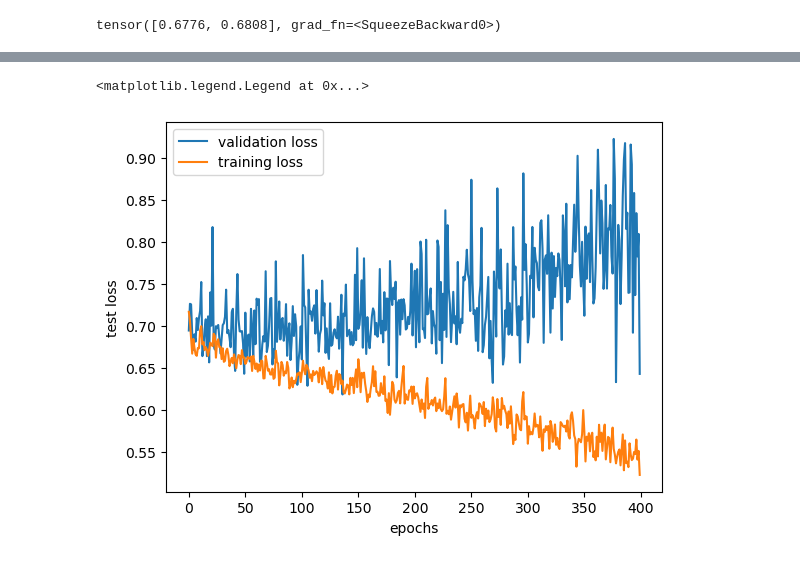
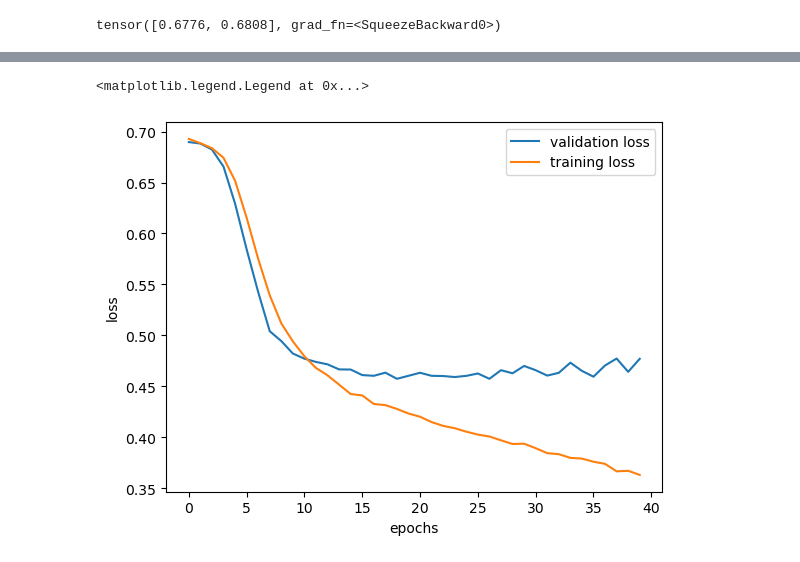
Before and after one commit to NinoHerve/NetworkMachineLearning_2023, a Jupyter notebook: NotebooksNino/EEG_gnn1.ipynb, the cells around one changed output, grey strips where cells are left out. Cells and saved outputs as stored; diff of their text form; code cells hidden in the pictures.

```diff
--- a/NotebooksNino/EEG_gnn1.ipynb
+++ b/NotebooksNino/EEG_gnn1.ipynb
@@ -217,13 +217,12 @@ def train(dataloader, model, loss_fn, optimizer, device='cpu', clip=None):
             torch.nn.utils.clip_grad_norm_(model.parameters(), clip)
         optimizer.step()
 
-        tra_loss += loss.item()
+        tra_loss += loss.item() * len(batch)
 
-    return tra_loss / len(dataloader)
+    return tra_loss / len(dataloader.dataset)
 
 def valid(dataloader, model, loss_fn, device='cpu'):
     size = len(dataloader.dataset)
-    num_batches = len(dataloader)
     model.eval()                    # set to eval to not compute gradient
 
     val_loss, correct = 0, 0
@@ -232,9 +231,9 @@ def valid(dataloader, model, loss_fn, device='cpu'):
 
             y = batch.y.to(device)
             pred = model(batch.to(device)).squeeze()
-            val_loss += loss_fn(pred, y).item()
+            val_loss += loss_fn(pred, y).item() * len(batch)
             correct += ((pred>0.5) == y).type(torch.float).sum().item()
-    val_loss /= num_batches
+    val_loss /= size
     correct /= size
     print(f"Test Error: \n Accuracy: {(100*correct):>0.1f}%, Avg loss: {val_loss:>8f} \n")
 
@@ -356,16 +355,16 @@ import torch
 import torch.nn as nn
 from utils.dataset import GraphDataset
 from torch.utils.data import DataLoader, random_split
-from utils.models import GNN, GNN2
+from utils.models import GNN, GNN2, GNN3
 import matplotlib.pyplot as plt
 from torch_geometric.loader import DataLoader
 
 device = 'cuda' if torch.cuda.is_available() else 'cpu'
 
 root = Path('../EEGDataset/')
-subjects = ['sub-01']
+subjects = ['sub-01', 'sub-02', 'sub-03', 'sub-04']
 feat_transform = lambda var: extract_features(var, features)
-graph_data = GraphDataset(root, subjects, feat_transform)
+graph_data = GraphDataset(root, subjects, feat_transform=None, reprocess=False)
 
 train_data, val_data, test_data = data_split(graph_data, [0.7, 0.1, 0.2])
 
@@ -376,22 +375,22 @@ scaler.transform(val_data)
 scaler.transform(test_data)
 
 train_loader = DataLoader(train_data, batch_size=32, shuffle=True)
-val_loader   = DataLoader(val_data, batch_size=32)
+val_loader   = DataLoader(val_data, batch_size=64)
 test_loader  = DataLoader(test_data, batch_size=32)
 
 # Training parameters
-lr = 0.001
-epochs = 400
+lr = 0.0001
+epochs = 40
 
 # model
-model = GNN2(in_channels=12, hid_channels=len(train_data)).to(device)
+model = GNN3(in_channels=625, hid_channels=10).to(device)
 
 print('Number of parameters for model: ', sum([x.reshape(-1).shape[0] for x in model.parameters()]))
 
 # loss and optimizer
 loss_fn = nn.BCELoss()
-optimizer = torch.optim.Adam(model.parameters(), weight_decay=0.001, lr=lr)
-scheduler = torch.optim.lr_scheduler.StepLR(optimizer, step_size=200, gamma=1)
+optimizer = torch.optim.Adam(model.parameters(), weight_decay=0.2, lr=lr)
+scheduler = torch.optim.lr_scheduler.StepLR(optimizer, step_size=50, gamma=1)
 
 tra_loss = []
 val_loss = []
@@ -422,12 +421,12 @@ Done!
 # %%
 e = range(epochs)
 plt.plot(e[:], val_loss[:], tra_loss[:])
 plt.xlabel('epochs')
-plt.ylabel('test loss')
+plt.ylabel('loss')
 plt.legend(['validation loss', 'training loss'])
 # %% [output]
 <matplotlib.legend.Legend at 0x...>
-[figure, old version]
+[figure, new version]
 # %%
 valid(train_loader, model, loss_fn, device=device)
 # %% [output]
```
Also changed, not shown: parts of 11 cells of this notebook, 6 other files.
